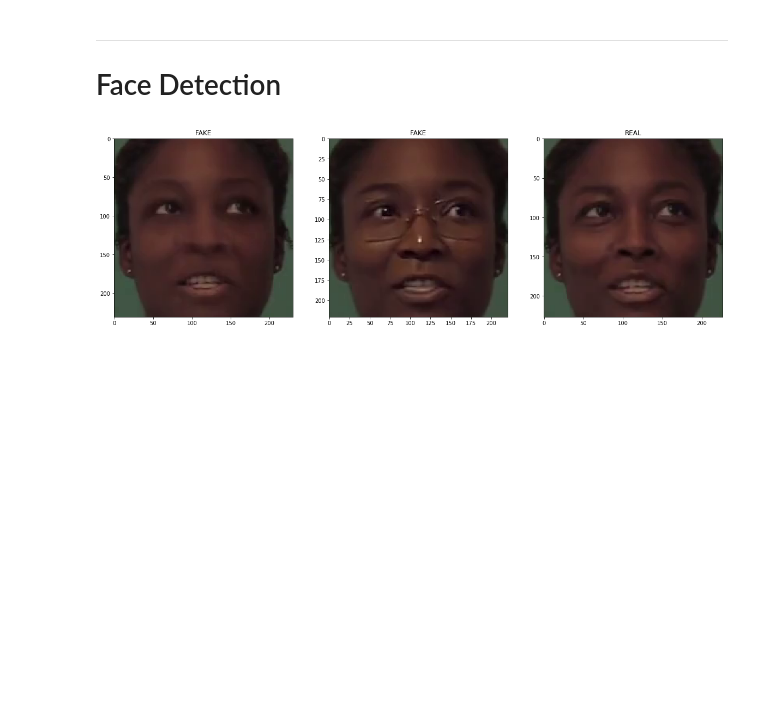
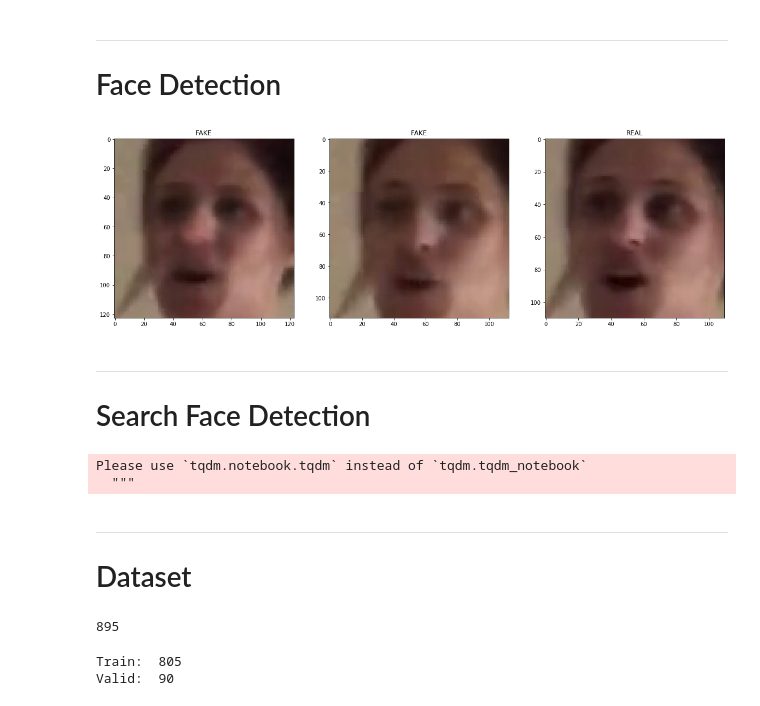
Before and after one commit to MasatakaImamura/deepfake-detection-challenge, a Jupyter notebook: notebook/eda-deepfake-detection-challenge.ipynb, the cells around one changed output. Saved outputs shown, nothing was run; the diff lists cells and outputs as text; code cells hidden in the pictures; blank space fills up the shorter version.

```diff
--- a/notebook/eda-deepfake-detection-challenge.ipynb
+++ b/notebook/eda-deepfake-detection-challenge.ipynb
@@ -40,0 +25,5 @@ metadata = pd.read_json(json_dir).T
+# %%
+data_dir = '..\\input'
+
+metadata_path = glob.glob(os.path.join(data_dir, '*.json'))
+mov_path = glob.glob(os.path.join(data_dir, '*.mp4'))
@@ -80,6 +91,6 @@ metadata[metadata['original'] == 'ellavthztb.mp4']
 # %%
-video_1 = os.path.join(train_dir, 'bnjcdrfuov.mp4')
-video_2 = os.path.join(train_dir, 'dbzpcjntve.mp4')
-video_real = os.path.join(train_dir, 'ellavthztb.mp4')
+video_1 = os.path.join(data_dir, 'hjxckindzx.mp4')
+video_2 = os.path.join(data_dir, '	birmbtezni.mp4')
+video_real = os.path.join(data_dir, 'fzvpbrzssi.mp4')
 # %% [markdown]
 ---
@@ -125,15 +136,13 @@ plt.show()
 # %% [markdown]
 ---
 # Face Detection
-# %%
-# Add Dataset "Haarcascades"
-face_cascade = cv2.CascadeClassifier('../input/haarcascades/haarcascade_frontalface_alt.xml')
 # %%
 def detect_face(img):
+    # Add Dataset "Haarcascades"
+    face_cascade = cv2.CascadeClassifier('..\\haarcascade\\haarcascade_frontalface_alt.xml')
     face_crops = face_cascade.detectMultiScale(img, scaleFactor=1.3, minNeighbors=5)
 
     if len(face_crops) == 0:
-        print('no faces found')
         return []
 
     crop_imgs = []
@@ -146,18 +155,18 @@ def detect_face(img):
         crop_imgs.append(img[y:y+h, x:x+w])
     return crop_imgs
 # %%
-image_crop_1 = detect_face(image_1[0])
-image_crop_2 = detect_face(image_2[0])
-image_crop_real = detect_face(image_real[0])
+image_crop_1 = detect_face(image_1[50])
+image_crop_2 = detect_face(image_2[50])
+image_crop_real = detect_face(image_real[50])
 
 fig, axes = plt.subplots(1, 3, figsize=(20, 14), facecolor='w')
 
 axes[0].imshow(image_crop_1[0])
 axes[0].set_title('FAKE')
 axes[1].imshow(image_crop_2[0])
 axes[1].set_title('FAKE')
 axes[2].imshow(image_crop_real[0])
 axes[2].set_title('REAL')
 plt.show()
 # %% [output]
-[figure, old version]
+[figure, new version]
@@ -169,0 +173,3 @@ ss.to_csv('submission.csv', index=False)
+# %% [markdown]
+---
+# Search Face Detection
@@ -169,0 +210,9 @@ ss.to_csv('submission.csv', index=False)
+# %%
+no_face_detect_mov_frame = detect_noface_mov(mov_path, search_img_num=0)
+no_face_detect_mov_frame.to_csv('../input/no_face_mov_01.csv', index=False)
+# %% [output]
+Please use `tqdm.notebook.tqdm` instead of `tqdm.tqdm_notebook`
+  """
+# %% [markdown]
+---
+# Dataset
@@ -169,0 +278,20 @@ ss.to_csv('submission.csv', index=False)
+# %%
+# All Mp4 List
+mov_path = glob.glob(os.path.join(data_dir, '*.mp4'))
+
+# No Face Mov List
+no_face_list = pd.read_csv('../input/no_face_mov_01.csv')
+
+# Only Face Detected Movie List
+mov_path = [path for path in mov_path if path.split('\\')[-1] not in no_face_list['mov'].tolist()]
+len(mov_path)
+# %% [output]
+895
+# %%
+# Divide Train, Valid Dataset
+train_mov_path, val_mov_path = train_test_split(mov_path, test_size=0.1)
+print('Train: ', len(train_mov_path))
+print('Valid: ', len(val_mov_path))
+# %% [output]
+Train:  805
+Valid:  90
```
Also changed, not shown: parts of 34 cells of this notebook.
